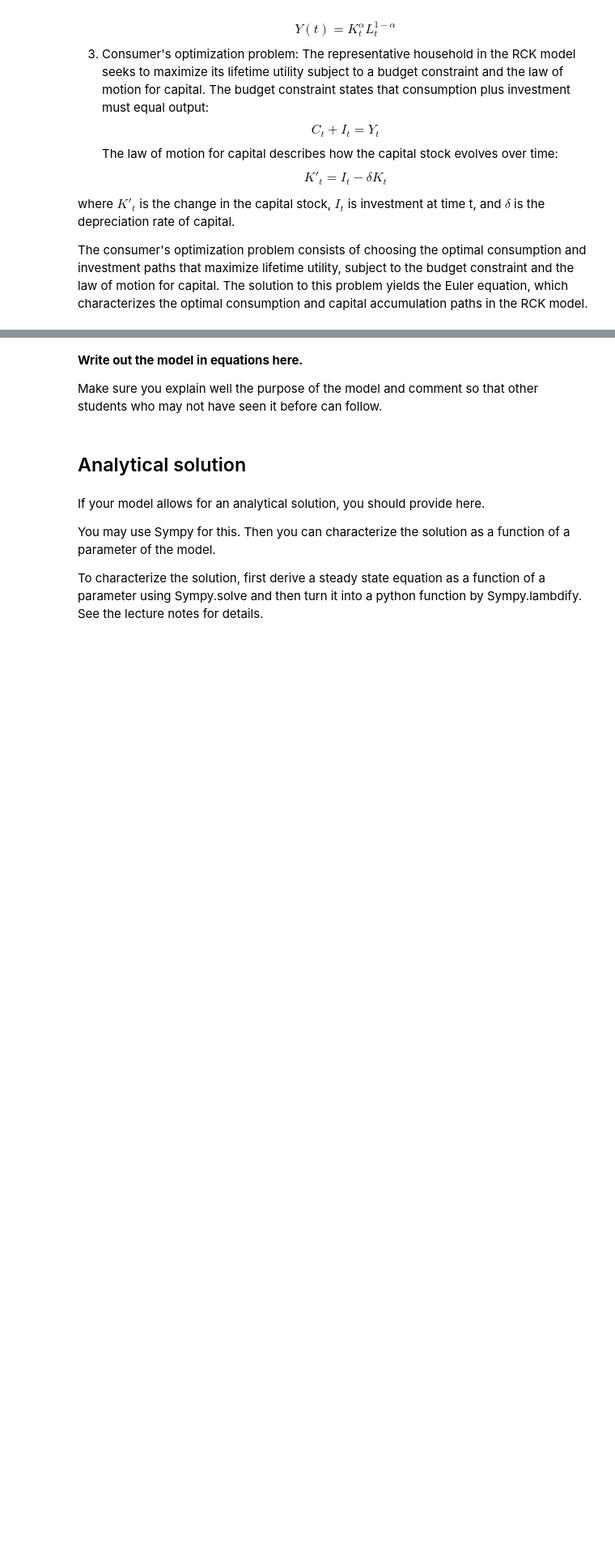
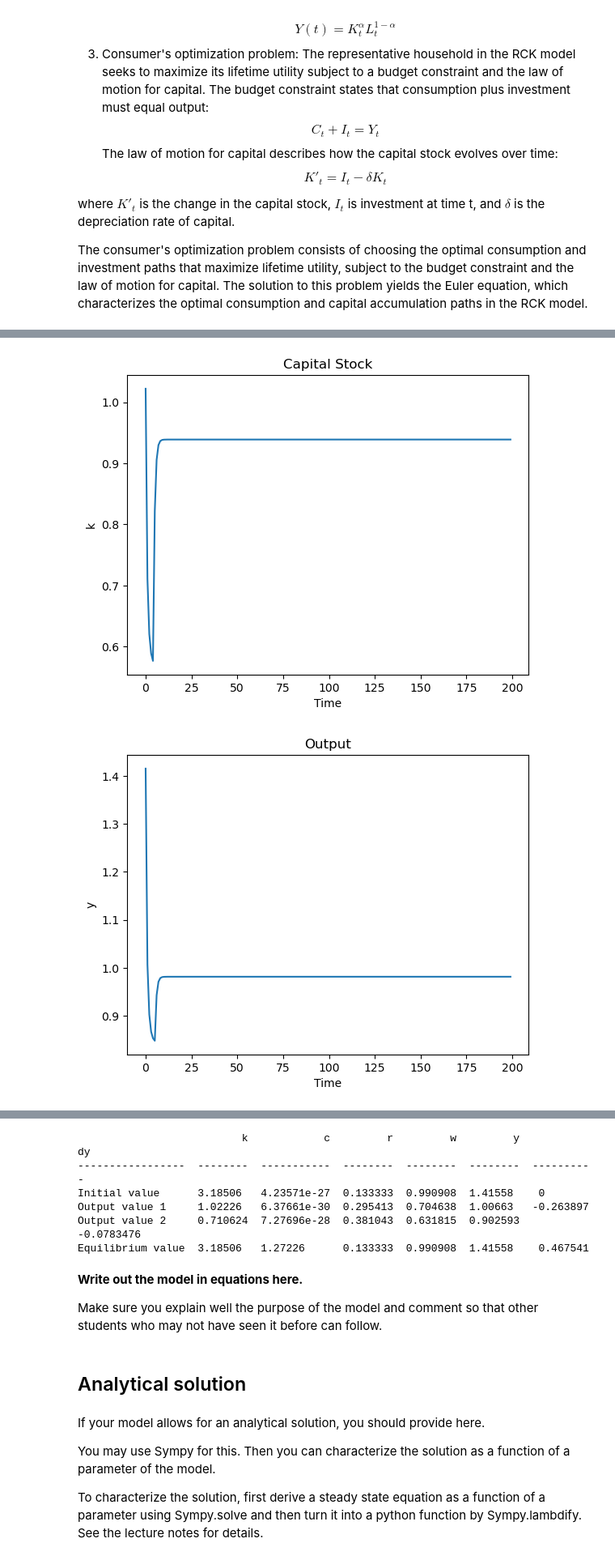
Before and after one commit to NumEconCopenhagen/projects-2023-icehot1, a Jupyter notebook: modelproject/modelproject.ipynb, the cells around one changed output, grey strips where cells are left out. Shown at 81% size. Saved outputs shown, nothing was run; the diff lists cells and outputs as text; code cells hidden in the pictures; blank space fills up the shorter version.

```diff
--- a/modelproject/modelproject.ipynb
+++ b/modelproject/modelproject.ipynb
@@ -70,0 +109,26 @@ print(c_initial)
+# %%
+from tabulate import tabulate
+
+# Define the G shock
+G_shock = {
+    0: np.ones(5) * 0.25  # Increase G by 50% for 5 year
+}
+
+# Run the model simulation with the G shock
+k, c, r, w, y, dy, k_eq, c_eq, r_eq, w_eq, y_eq, dy_eq = ramsey_model_simulation(G_shock=G_shock)
+
+# The results will be plotted automatically
+
+# Create a table with the results
+table_data = [
+    ["Initial value", k[0], c[0], r[0], w[0], y[0], dy[0]],
+    ["Output value 1", k[1], c[1], r[1], w[1], y[1], dy[1]],
+    ["Output value 2", k[2], c[2], r[2], w[2], y[2], dy[2]],
+    ["Equilibrium value", k_eq, c_eq, r_eq, w_eq, y_eq, dy_eq]
+]
+
+# Print the table
+print(tabulate(table_data, headers=["", "k", "c", "r", "w", "y", "dy"]))
+# %% [output]
+[figure, added]
+[figure, added]
@@ -71,3 +139,9 @@ print(c_initial)
+                          k            c         r         w         y          dy
+-----------------  --------  -----------  --------  --------  --------  ----------
+Initial value      3.18506   4.23571e-27  0.133333  0.990908  1.41558    0
+Output value 1     1.02226   6.37661e-30  0.295413  0.704638  1.00663   -0.263897
+Output value 2     0.710624  7.27696e-28  0.381043  0.631815  0.902593  -0.0783476
+Equilibrium value  3.18506   1.27226      0.133333  0.990908  1.41558    0.467541
 # %% [markdown]
 **Write out the model in equations here.**
 
```
Also changed, not shown: parts of 5 cells of this notebook, 2 other files.
